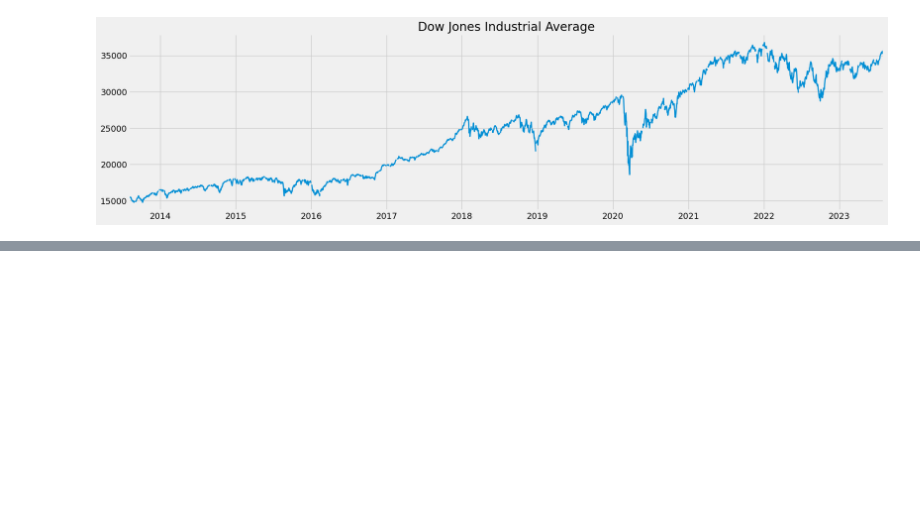
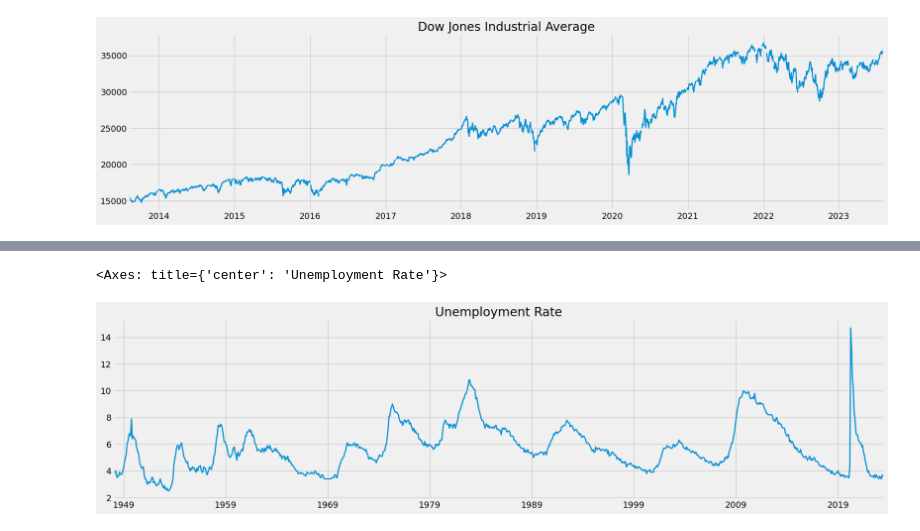
Before and after one commit to WackyChomp/data-analysis, a Jupyter notebook: 1-fred/1-economic-analysis.ipynb, the cells around one changed output, grey strips where cells are left out. Cells and saved outputs as stored; diff of their text form; code cells hidden in the pictures; blank space fills up the shorter version.

Commit message:
Filtering down search for unemployment data

```diff
--- a/1-fred/1-economic-analysis.ipynb
+++ b/1-fred/1-economic-analysis.ipynb
@@ -73,0 +94,6 @@ djia.plot(figsize=(20,5), title='Dow Jones Industrial Average', lw=2)
+# %%
+unrate = fred.get_series('UNRATE')
+unrate.plot(figsize=(20,5), title='Unemployment Rate', lw=2)
+# %% [output]
+<Axes: title={'center': 'Unemployment Rate'}>
+[figure, added]
```
Also changed, not shown: parts of 9 cells of this notebook.
